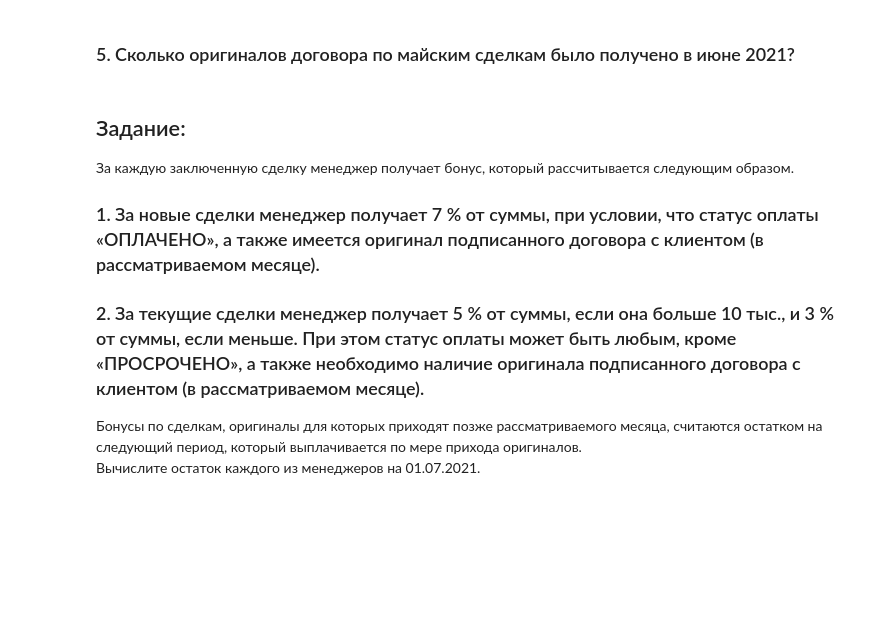
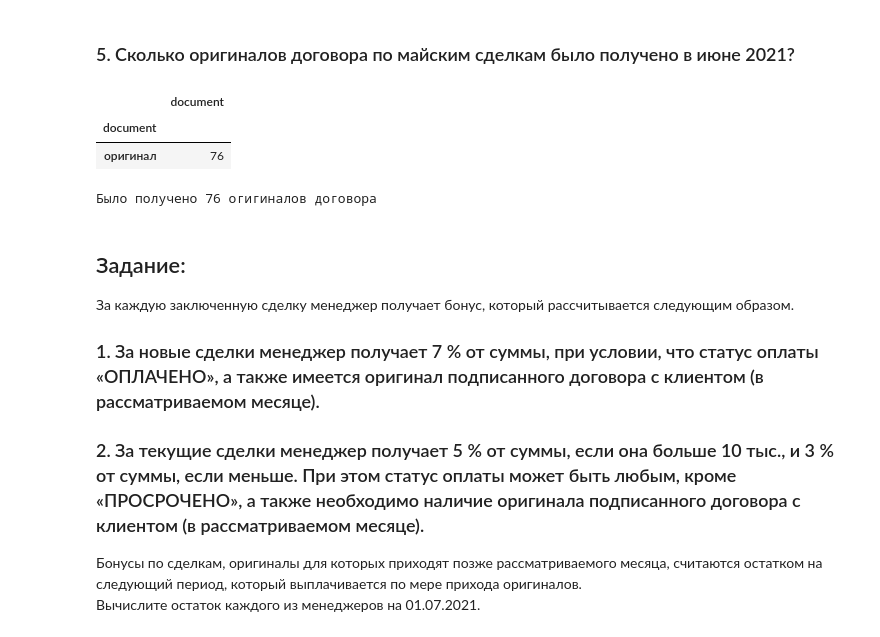
Before and after one commit to MaryVecherik/Test_Task, a Jupyter notebook: code.ipynb, the cells around one changed output. Cells and saved outputs as stored; diff of their text form; code cells hidden in the pictures; blank space fills up the shorter version.

```diff
--- a/code.ipynb
+++ b/code.ipynb
@@ -298,6 +298,22 @@ else:
 Преобладали сделки с типом ТЕКУЩАЯ, кол-во которых равно 105
 # %% [markdown]
 ### 5. Сколько оригиналов договора по майским сделкам было получено в июне 2021?
+# %%
+# Вариант 1
+
+df[(df['month'] == '06')].groupby(df['document']).agg({'document':'count'})
+# %% [output]
+|  | document |
+| document |  |
+| оригинал | 76 |
+# %%
+# Вариант 2
+
+contract = df[(df['month'] == '06') & (df['document'] == 'оригинал')].shape[0]
+
+print(f'Было получено {contract} огигиналов договора')
+# %% [output]
+Было получено 76 огигиналов договора
 # %% [markdown]
 ## Задание:
 
```
Also changed, not shown: parts of 3 cells of this notebook.
